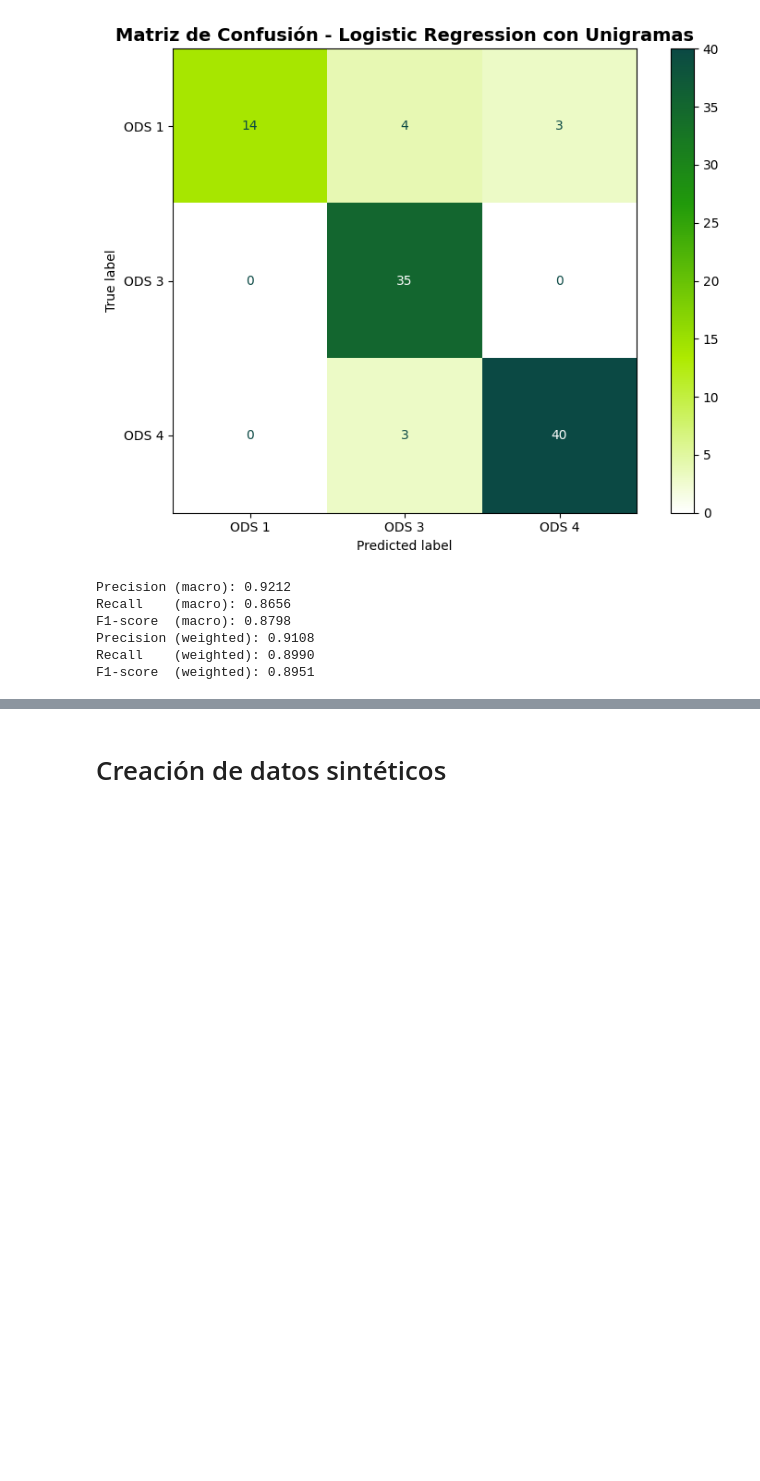
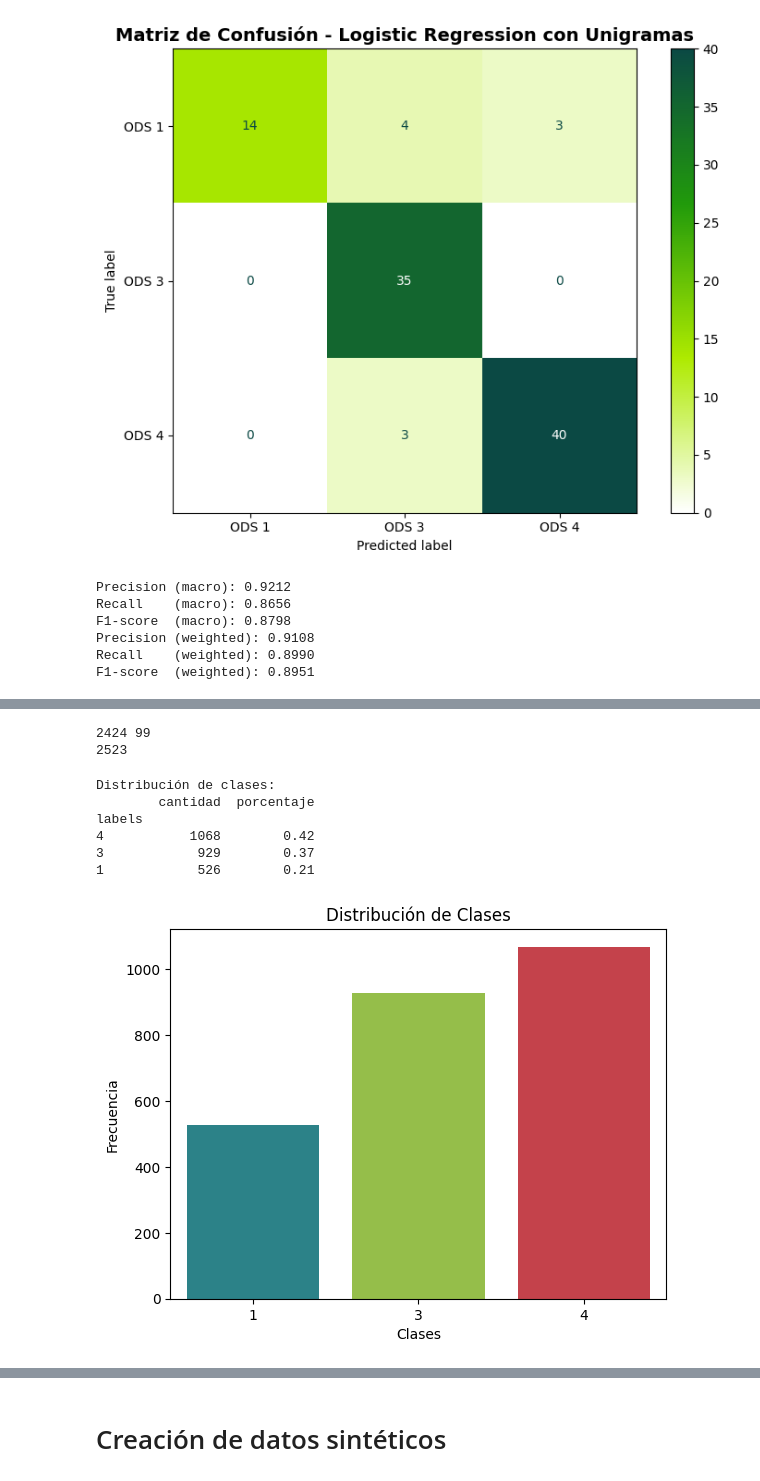
Before and after one commit to BILabsAndProjects/Proyecto1, a Jupyter notebook: proyecto_etapa2.ipynb, the cells around one changed output, grey strips where cells are left out. Saved outputs shown, nothing was run; the diff lists cells and outputs as text; code cells hidden in the pictures; blank space fills up the shorter version.

```diff
--- a/proyecto_etapa2.ipynb
+++ b/proyecto_etapa2.ipynb
@@ -452,0 +465,36 @@ F1-score  (weighted): 0.8951
+# %%
+print(len(normalized_df), len(normalized_df2))
+print(len(df))
+# %% [output]
+2424 99
+2523
+# %%
+print("Distribución de clases:")
+dist_df = pd.DataFrame(
+    {
+        "cantidad": df["labels"].value_counts(),
+        "porcentaje": round(df["labels"].value_counts() / len(df), 2),
+    }
+)
+print(dist_df)
+colors = {1: "#1D8F97", 3: "#9bd137", 4: "#DA2C38"}
+# %% [output]
+Distribución de clases:
+        cantidad  porcentaje
+labels
+4           1068        0.42
+3            929        0.37
+1            526        0.21
+# %%
+value_counts = df["labels"].value_counts()
+x_values = value_counts.index
+y_values = value_counts.values
+
+sns.barplot(x=x_values, y=y_values, palette=colors, hue=x_values, legend=False)
+
+plt.title("Distribución de Clases")
+plt.xlabel("Clases")
+plt.ylabel("Frecuencia")
+plt.show()
+# %% [output]
+[figure, added]
```
Also changed, not shown: parts of 27 cells of this notebook, 2 other files.
